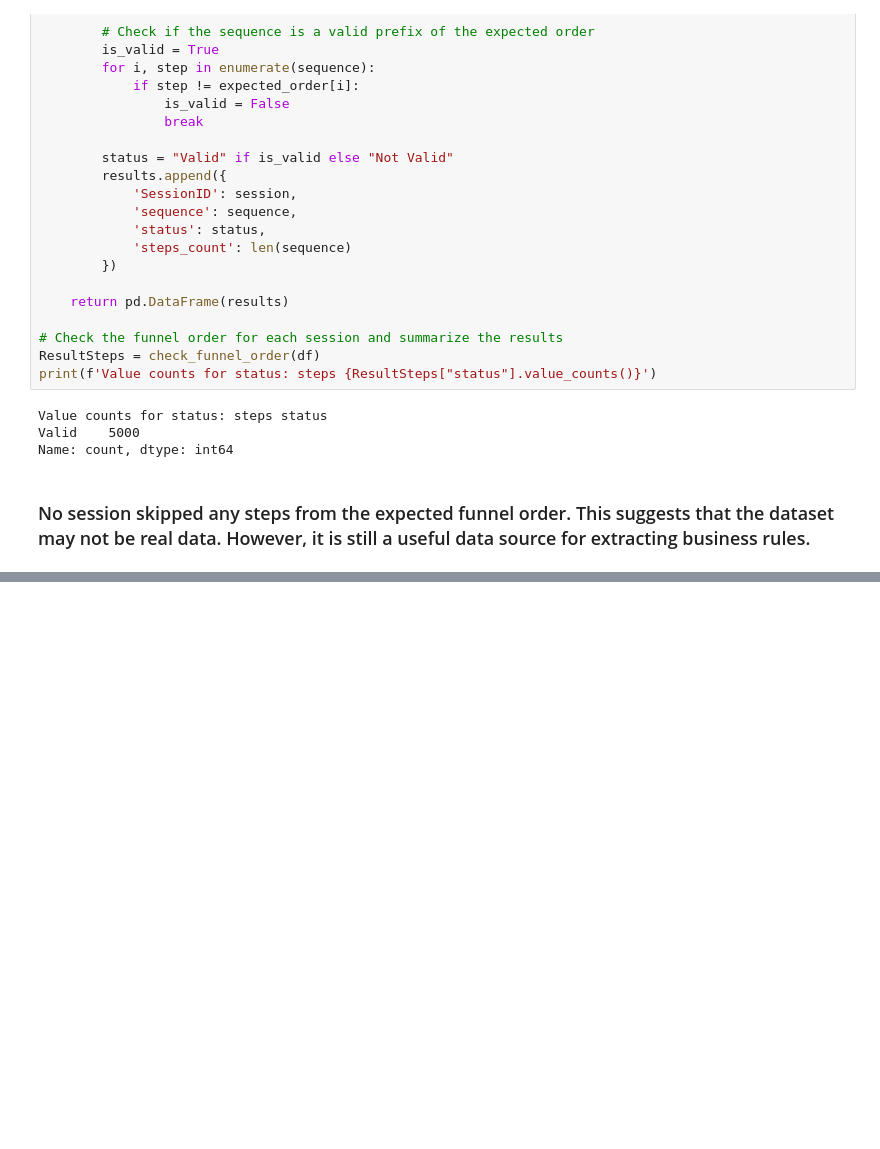
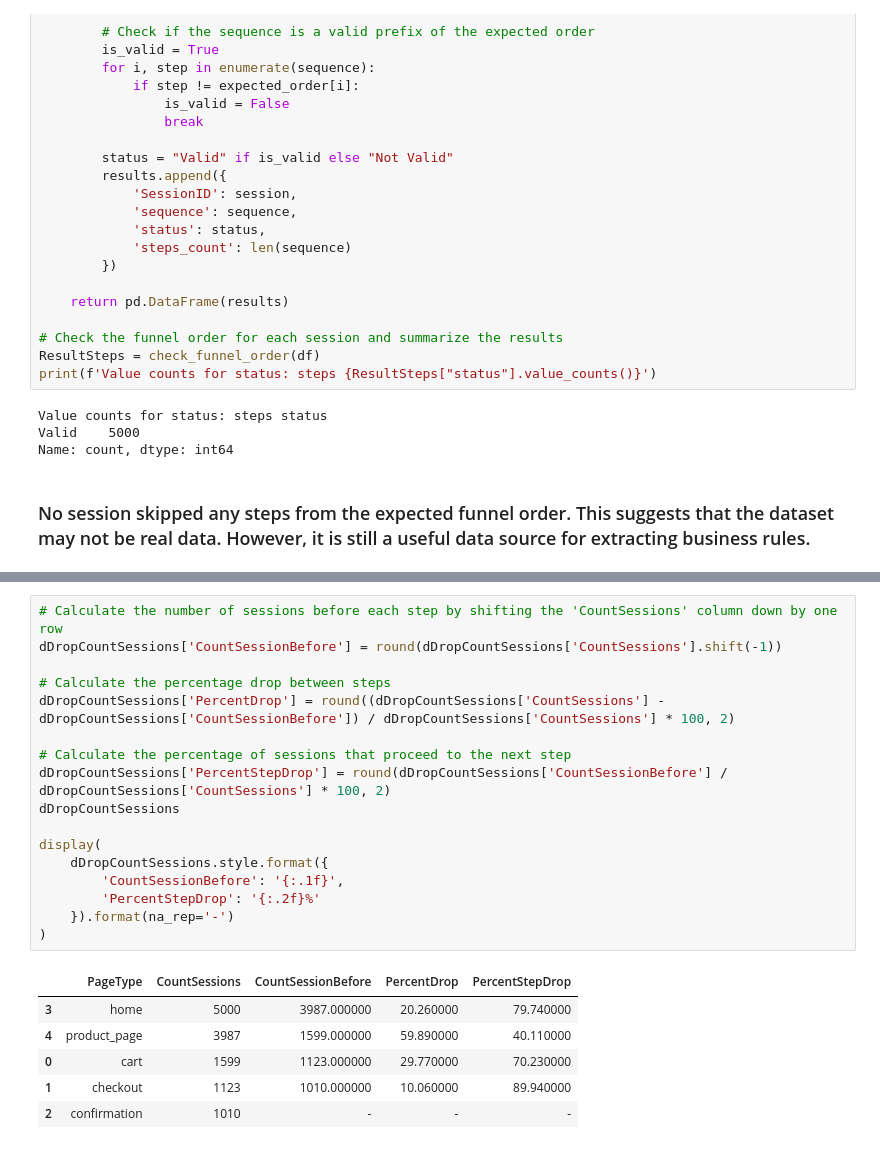
Before and after one commit to RondinellyOliveira/Funnel-Drop, a Jupyter notebook: Funnel_drop_analysis.ipynb, the cells around one changed output, grey strips where cells are left out. Cells and saved outputs as stored; diff of their text form; blank space fills up the shorter version.

```diff
--- a/Funnel_drop_analysis.ipynb
+++ b/Funnel_drop_analysis.ipynb
@@ -303,0 +314,24 @@ Name: count, dtype: int64
+# %%
+# Calculate the number of sessions before each step by shifting the 'CountSessions' column down by one row
+dDropCountSessions['CountSessionBefore'] = round(dDropCountSessions['CountSessions'].shift(-1))
+
+# Calculate the percentage drop between steps
+dDropCountSessions['PercentDrop'] = round((dDropCountSessions['CountSessions'] - dDropCountSessions['CountSessionBefore']) / dDropCountSessions['CountSessions'] * 100, 2)
+
+# Calculate the percentage of sessions that proceed to the next step
+dDropCountSessions['PercentStepDrop'] = round(dDropCountSessions['CountSessionBefore'] / dDropCountSessions['CountSessions'] * 100, 2)
+dDropCountSessions
+
+display(
+    dDropCountSessions.style.format({
+        'CountSessionBefore': '{:.1f}',
+        'PercentStepDrop': '{:.2f}%'
+    }).format(na_rep='-')
+)
+# %% [output]
+|  | PageType | CountSessions | CountSessionBefore | PercentDrop | PercentStepDrop |
+| 3 | home | 5000 | 3987.000000 | 20.260000 | 79.740000 |
+| 4 | product_page | 3987 | 1599.000000 | 59.890000 | 40.110000 |
+| 0 | cart | 1599 | 1123.000000 | 29.770000 | 70.230000 |
+| 1 | checkout | 1123 | 1010.000000 | 10.060000 | 89.940000 |
+| 2 | confirmation | 1010 | - | - | - |
```
Also changed, not shown: parts of 2 cells of this notebook, 2 other files.
